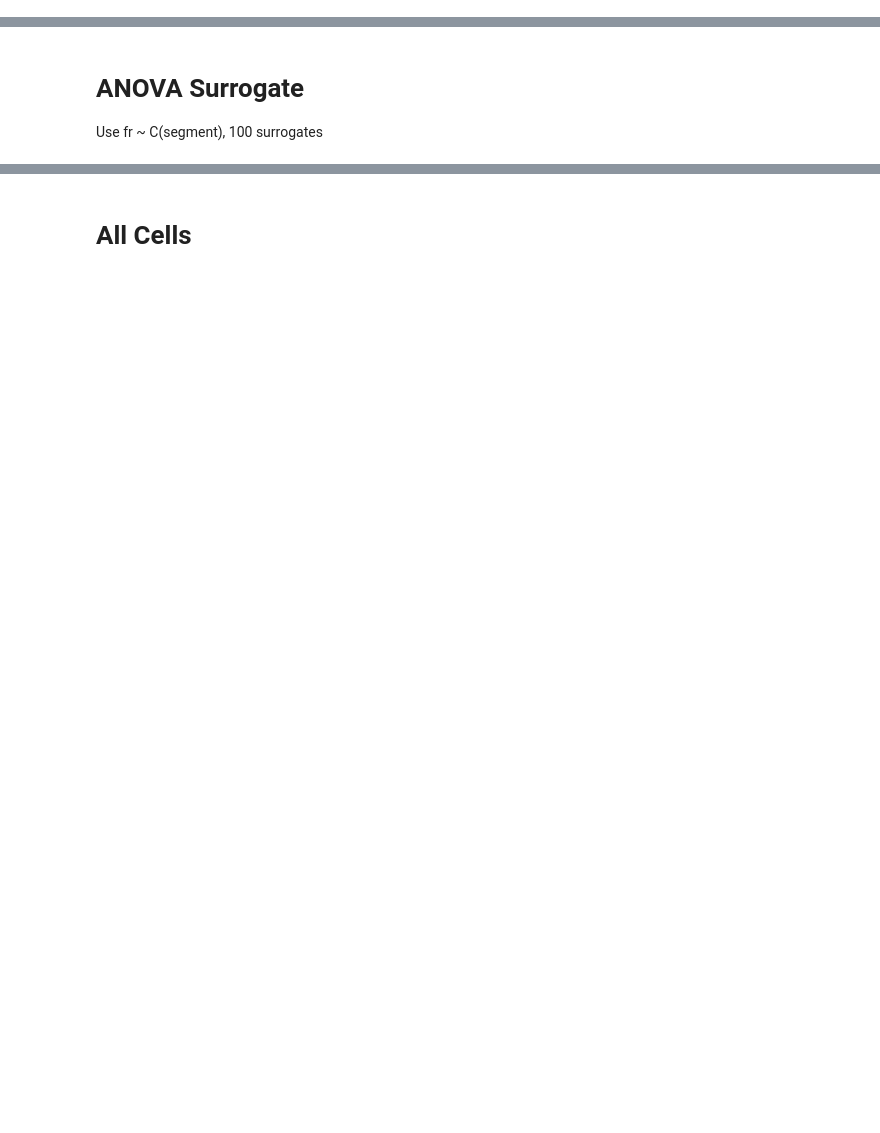
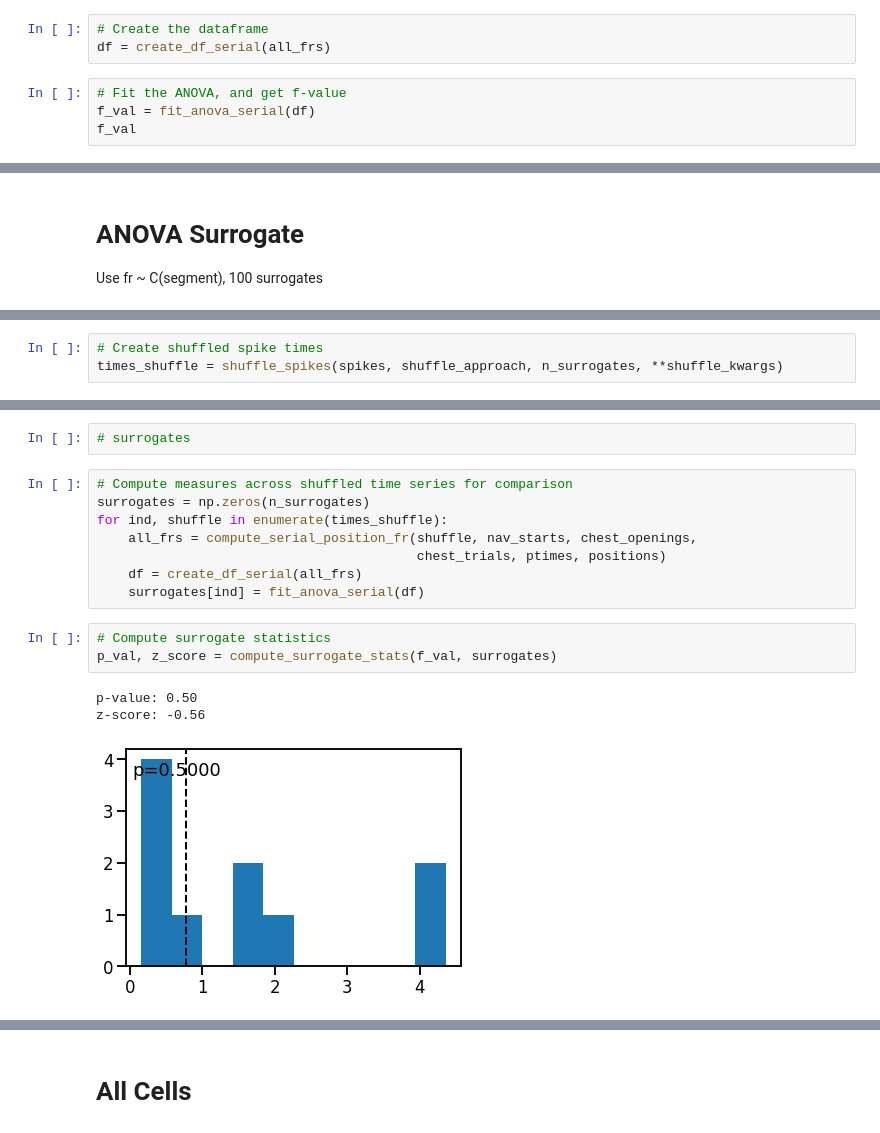
Before and after one commit to HSUPipeline/AnalyzeTH, a Jupyter notebook: notebooks/ANOVA-SerialPositionCells.ipynb, the cells around one changed output, grey strips where cells are left out. Cells and saved outputs as stored; diff of their text form; blank space fills up the shorter version.

```diff
--- a/notebooks/ANOVA-SerialPositionCells.ipynb
+++ b/notebooks/ANOVA-SerialPositionCells.ipynb
@@ -301,0 +268,7 @@ Notes:
+# %%
+# Create the dataframe
+df = create_df_serial(all_frs)
+# %%
+# Fit the ANOVA, and get f-value
+f_val = fit_anova_serial(df)
+f_val
@@ -379,0 +281,3 @@ Notes:
+# %%
+# Create shuffled spike times
+times_shuffle = shuffle_spikes(spikes, shuffle_approach, n_surrogates, **shuffle_kwargs)
@@ -380 +333,18 @@ Notes:
+# %%
+# surrogates
+# %%
+# Compute measures across shuffled time series for comparison
+surrogates = np.zeros(n_surrogates)
+for ind, shuffle in enumerate(times_shuffle):
+    all_frs = compute_serial_position_fr(shuffle, nav_starts, chest_openings,
+                                         chest_trials, ptimes, positions)
+    df = create_df_serial(all_frs)
+    surrogates[ind] = fit_anova_serial(df)
+# %%
+# Compute surrogate statistics
+p_val, z_score = compute_surrogate_stats(f_val, surrogates)
+# %% [output]
+p-value: 0.50
+z-score: -0.56
+[figure, added]
 # %%
```
Also changed, not shown: parts of 39 cells of this notebook.
